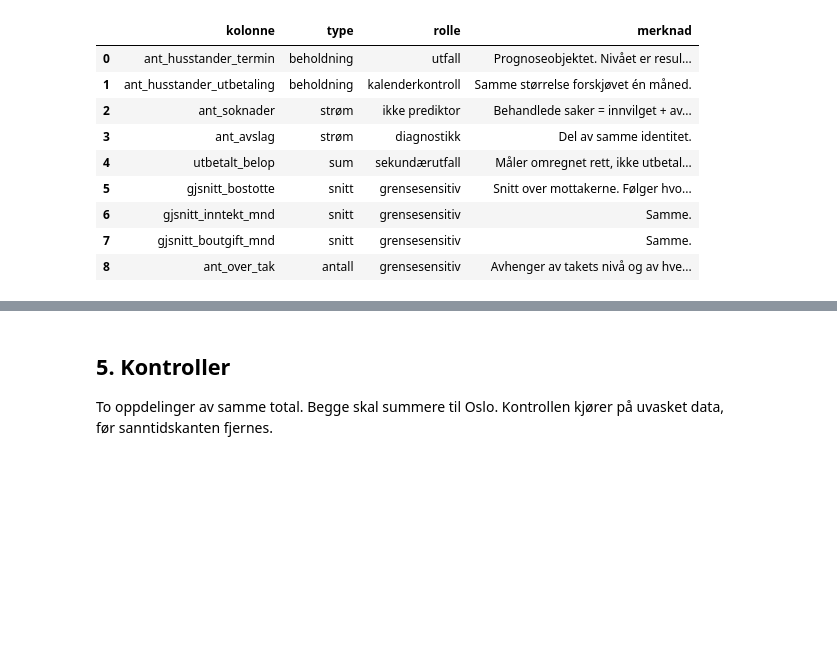
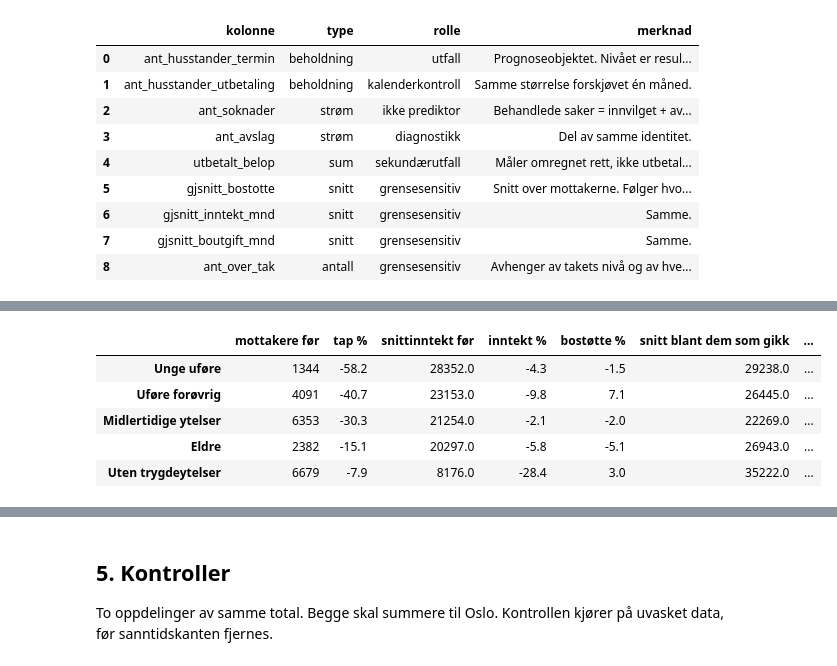
Before and after one commit to Torcode/bostotte-oslo, a Jupyter notebook: notebooks/bostotte_01_grunnlag.ipynb, the cells around one changed output, grey strips where cells are left out. Saved outputs shown, nothing was run; the diff lists cells and outputs as text; code cells hidden in the pictures; blank space fills up the shorter version.

```diff
--- a/notebooks/bostotte_01_grunnlag.ipynb
+++ b/notebooks/bostotte_01_grunnlag.ipynb
@@ -295,0 +411,17 @@ seriene har hver sin skala og står derfor i hver sin rute.
+# %%
+def paa_termin(kol, terminmnd):
+    m = (terminmnd + pd.DateOffset(months=1)
+         if kol in UTBETALINGSKALENDER else terminmnd)
+    return oi.loc[m, kol]
+
+BRUDD = pd.Timestamp("2024-04-01")
+FOER  = pd.Timestamp("2024-03-01")
+
+april = pd.DataFrame({
+    "termin mars 2024": [paa_termin(k, FOER) for k in KOL],
+    "termin april 2024": [paa_termin(k, BRUDD) for k in KOL],
+}, index=KOL).round(0)
+april["endring"] = ((100*(april.iloc[:, 1]/april.iloc[:, 0] - 1))
+                    .round(1).astype(str) + " %")
+april.index.name = None
+april
@@ -295,0 +449,60 @@ seriene har hver sin skala og står derfor i hver sin rute.
+# %%
+def gruppe(kol):
+    return (bgr[bgr.ant_husstander_termin > 0]
+            .pivot_table(index="dato", columns="brukergruppe", values=kol, aggfunc="sum")
+            .sort_index())
+
+G, GI, GB = gruppe("ant_husstander_termin"), gruppe("gjsnitt_inntekt_mnd"), gruppe("gjsnitt_bostotte")
+
+# Kalenderen foelger kolonnen, ikke tabellen: antallet hentes i terminmaaneden,
+# snittene en maaned senere. Samme regel som paa_termin, paa gruppenivaa.
+def gruppe_paa_termin(ramme, kol, terminmnd):
+    return ramme.loc[terminmnd + pd.DateOffset(months=1)
+                     if kol in UTBETALINGSKALENDER else terminmnd]
+
+n0 = gruppe_paa_termin(G,  "ant_husstander_termin", FOER)
+n1 = gruppe_paa_termin(G,  "ant_husstander_termin", BRUDD)
+i0 = gruppe_paa_termin(GI, "gjsnitt_inntekt_mnd",   FOER)
+i1 = gruppe_paa_termin(GI, "gjsnitt_inntekt_mnd",   BRUDD)
+b0 = gruppe_paa_termin(GB, "gjsnitt_bostotte",      FOER)
+b1 = gruppe_paa_termin(GB, "gjsnitt_bostotte",      BRUDD)
+
+# Alt bygges i ett uttrykk saa pandas justerer paa gruppenavn. Ingen .values,
+# ingen kolonne satt inn etter at raden er sortert eller doept om.
+test = (pd.DataFrame({
+            "mottakere før":    n0.round(0),
+            "tap %":            (100*(n1/n0 - 1)).round(1),
+            "snittinntekt før": i0.round(0),
+            "inntekt %":        (100*(i1/i0 - 1)).round(1),
+            "bostøtte %":       (100*(b1/b0 - 1)).round(1),
+            # Hva de som gikk maatte tjent for at snittet skulle flytte seg slik.
+            # Forutsetter null tilsig og uendret inntekt hos dem som ble.
+            "snitt blant dem som gikk": ((n0*i0 - n1*i1) / (n0 - n1)).round(0),
+            # Hvor stor del av Oslos samlede fall gruppen staar for.
+            "andel av fallet %": (100*(n0 - n1)/(n0 - n1).sum()).round(1),
+        })
+        .rename(index=KORT)
+        .sort_values("tap %"))
+test.index.name = None
+
+# Gruppene skal summere til aggregatet. Gjoer de ikke det, er en gruppe borte.
+assert abs((n0 - n1).sum() - (paa_termin("ant_husstander_termin", FOER)
+                              - paa_termin("ant_husstander_termin", BRUDD))) < 1
+
+x, y = test["snittinntekt før"].values, test["tap %"].values
+R_INNTEKT_TAP = np.corrcoef(x, y)[0, 1]
+rang = lambda v: pd.Series(v).rank().values
+RHO = np.corrcoef(rang(x), rang(y))[0, 1]
+
+# Eksakt test: fem grupper gir 120 tilordninger, saa hele nullfordelingen kan telles.
+tilordninger = list(itertools.permutations(y))
+P_R   = np.mean([abs(np.corrcoef(x, p)[0, 1]) >= abs(R_INNTEKT_TAP) - 1e-12
+                 for p in tilordninger])
+P_RHO = np.mean([abs(np.corrcoef(rang(x), rang(p))[0, 1]) >= abs(RHO) - 1e-12
+                 for p in tilordninger])
+
+print(f"Pearson  r = {R_INNTEKT_TAP:+.2f}   eksakt p = {P_R:.3f}")
+print(f"Spearman ρ = {RHO:+.2f}   eksakt p = {P_RHO:.3f}   "
+      f"({len(tilordninger)} tilordninger, n = {len(test)})\n")
+test
+# %% [output]
@@ -295,0 +511,6 @@ seriene har hver sin skala og står derfor i hver sin rute.
+|  | mottakere før | tap % | snittinntekt før | inntekt % | bostøtte % | snitt blant dem som gikk | ... |
+| Unge uføre | 1344 | -58.2 | 28352.0 | -4.3 | -1.5 | 29238.0 | ... |
+| Uføre forøvrig | 4091 | -40.7 | 23153.0 | -9.8 | 7.1 | 26445.0 | ... |
+| Midlertidige ytelser | 6353 | -30.3 | 21254.0 | -2.1 | -2.0 | 22269.0 | ... |
+| Eldre | 2382 | -15.1 | 20297.0 | -5.8 | -5.1 | 26943.0 | ... |
+| Uten trygdeytelser | 6679 | -7.9 | 8176.0 | -28.4 | 3.0 | 35222.0 | ... |
```
Also changed, not shown: parts of 28 cells of this notebook.
